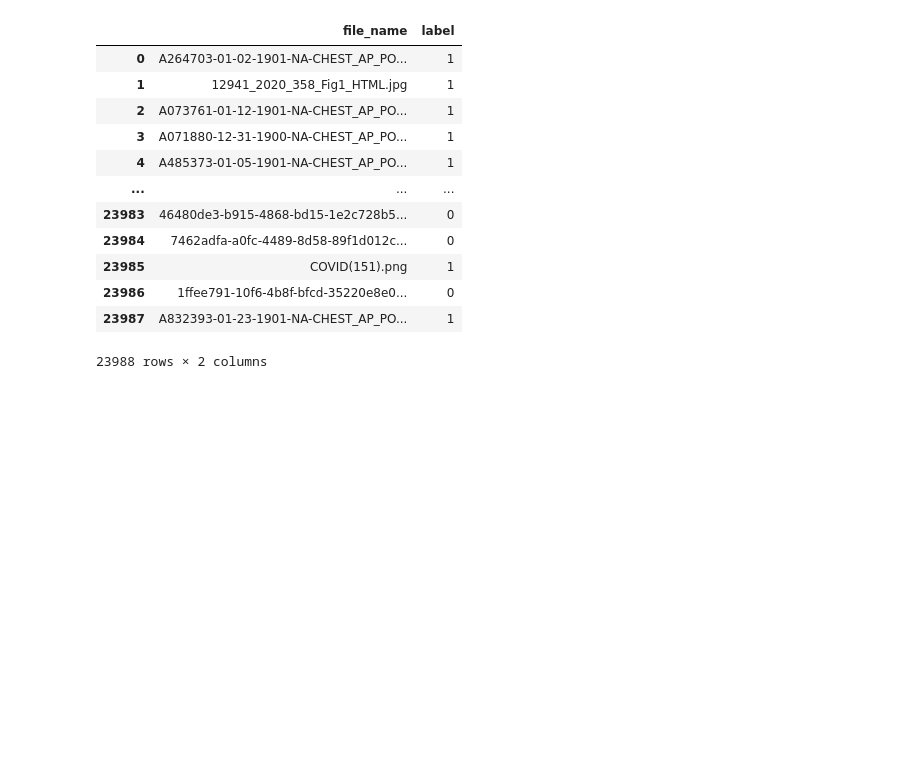
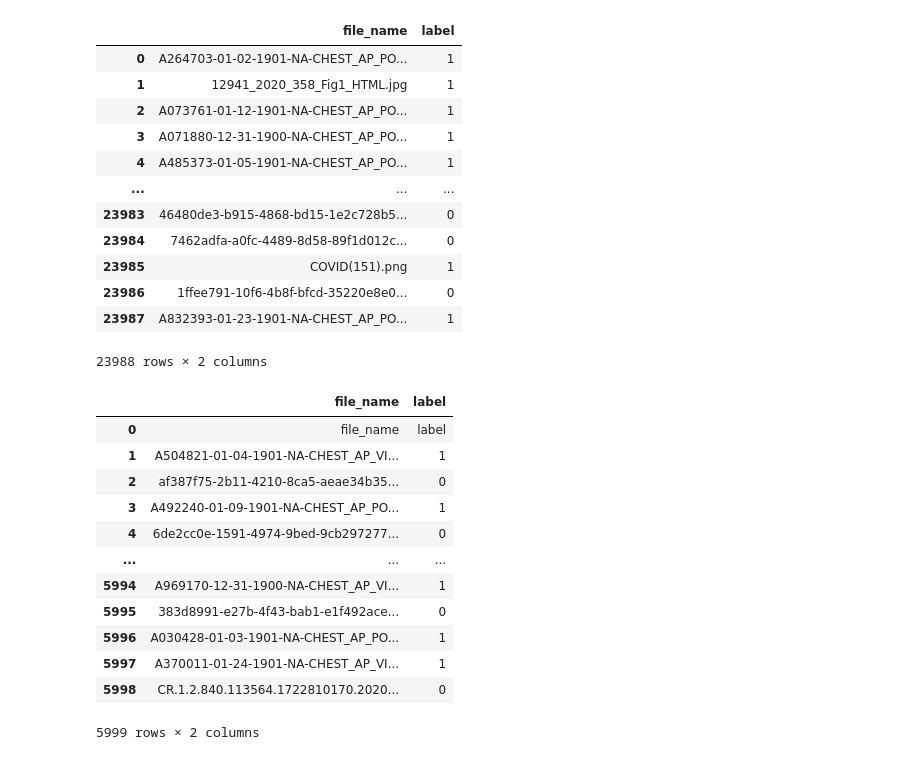
Before and after one commit to loan1/COVID19-segmentation_classification, a Jupyter notebook: classification/script/preprocessing_data.ipynb, the cells around one changed output. Drawn from its saved outputs; the diff is of its cells as text; code cells hidden in the pictures; blank space fills up the shorter version.

```diff
--- a/classification/script/preprocessing_data.ipynb
+++ b/classification/script/preprocessing_data.ipynb
@@ -346,3 +346,21 @@ train_txt11
 | 23986 | 1ffee791-10f6-4b8f-bfcd-35220e8e0... | 0 |
 | 23987 | A832393-01-23-1901-NA-CHEST_AP_PO... | 1 |
 23988 rows × 2 columns
+# %%
+val_txt11= pd.read_csv('/mnt/DATA/covid19_resnet152_python-main/archive_14gb/COVIDxCXR3/val_set.txt', sep= '\s+', header=None)
+val_txt11.columns = ['file_name', 'label']
+val_txt11
+# %% [output]
+|  | file_name | label |
+| 0 | file_name | label |
+| 1 | A504821-01-04-1901-NA-CHEST_AP_VI... | 1 |
+| 2 | af387f75-2b11-4210-8ca5-aeae34b35... | 0 |
+| 3 | A492240-01-09-1901-NA-CHEST_AP_PO... | 1 |
+| 4 | 6de2cc0e-1591-4974-9bed-9cb297277... | 0 |
+| ... | ... | ... |
+| 5994 | A969170-12-31-1900-NA-CHEST_AP_VI... | 1 |
+| 5995 | 383d8991-e27b-4f43-bab1-e1f492ace... | 0 |
+| 5996 | A030428-01-03-1901-NA-CHEST_AP_PO... | 1 |
+| 5997 | A370011-01-24-1901-NA-CHEST_AP_VI... | 1 |
+| 5998 | CR.1.2.840.113564.1722810170.2020... | 0 |
+5999 rows × 2 columns
```
Also changed, not shown: parts of 5 cells of this notebook, 25 other files.
